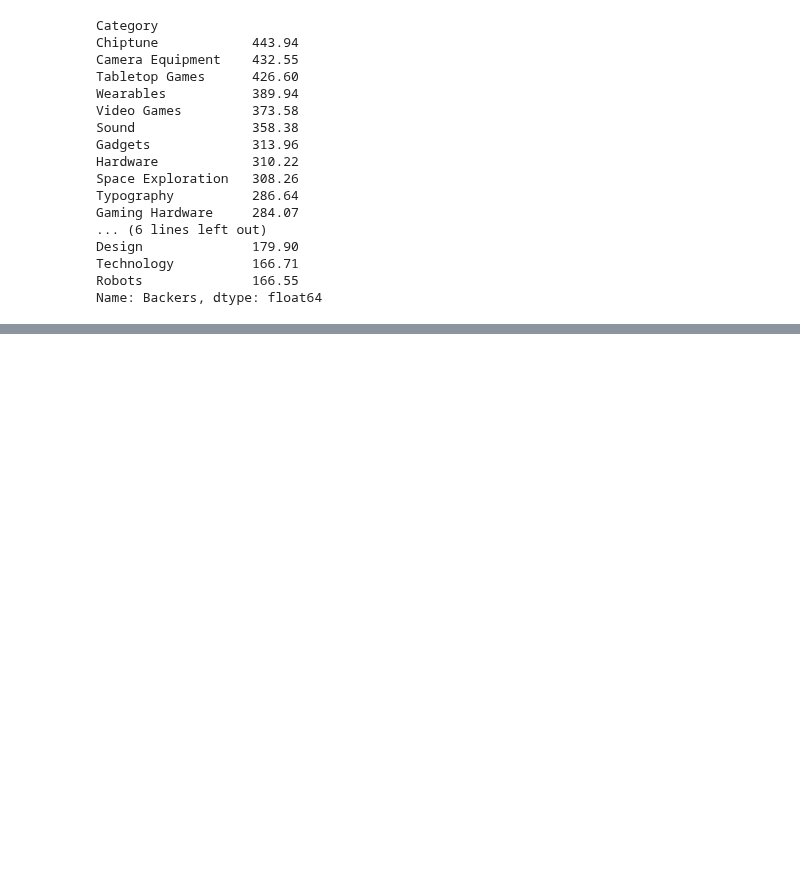
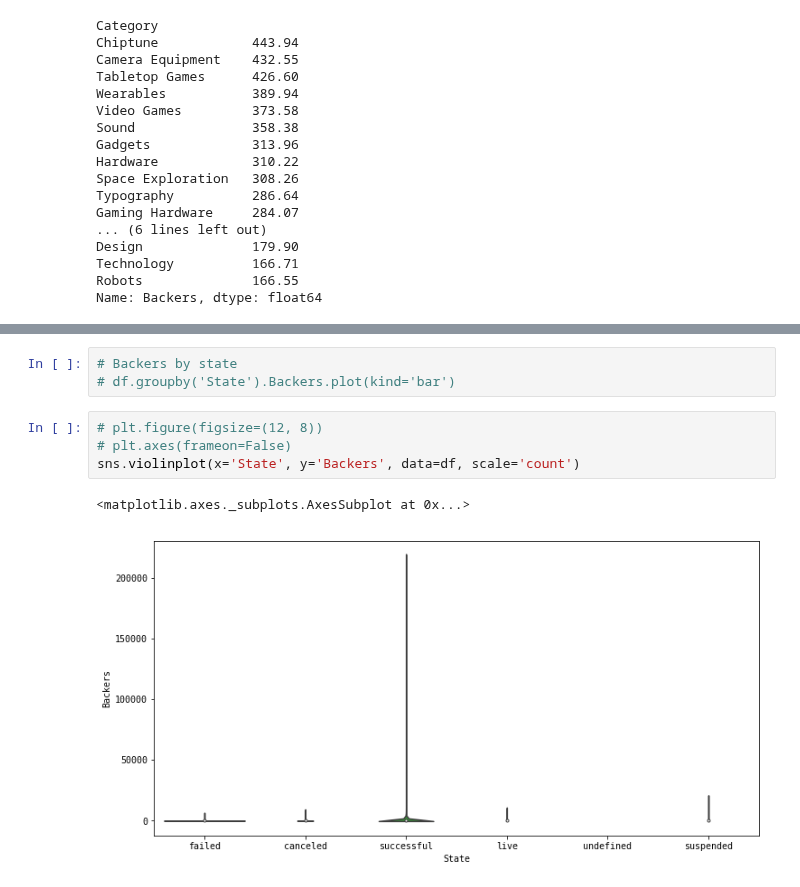
Before and after one commit to qu4ku/datasets-analysis, a Jupyter notebook: 010-kickstarter-projects.ipynb, the cells around one changed output, grey strips where cells are left out. Saved outputs shown, nothing was run; the diff lists cells and outputs as text; blank space fills up the shorter version.

```diff
--- a/010-kickstarter-projects.ipynb
+++ b/010-kickstarter-projects.ipynb
@@ -479,0 +480,10 @@ plt.title(f'Top # of Backers by Category', y=1.02);
+# %%
+# Backers by state
+# df.groupby('State').Backers.plot(kind='bar')
+# %%
+# plt.figure(figsize=(12, 8))
+# plt.axes(frameon=False)
+sns.violinplot(x='State', y='Backers', data=df, scale='count')
+# %% [output]
+<matplotlib.axes._subplots.AxesSubplot at 0x...>
+[figure, added]
```
Also changed, not shown: parts of 6 cells of this notebook.
